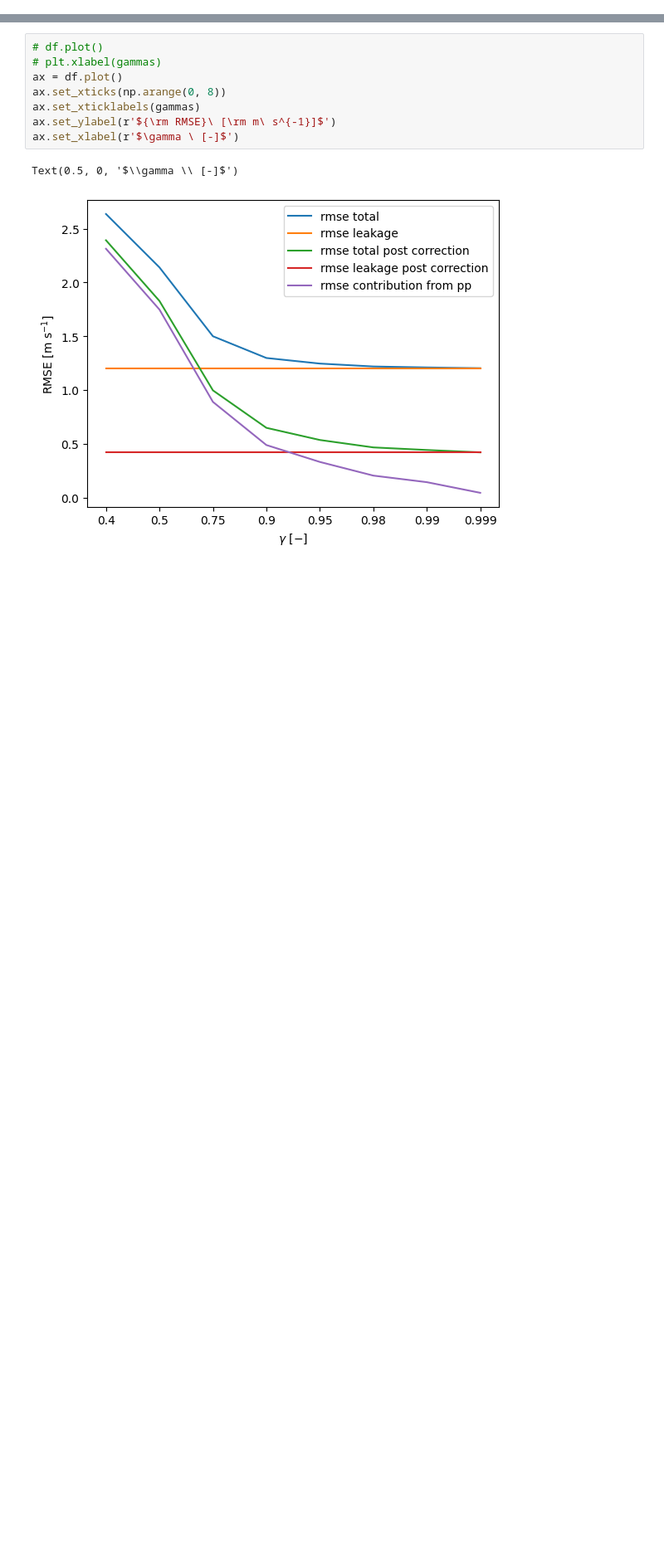
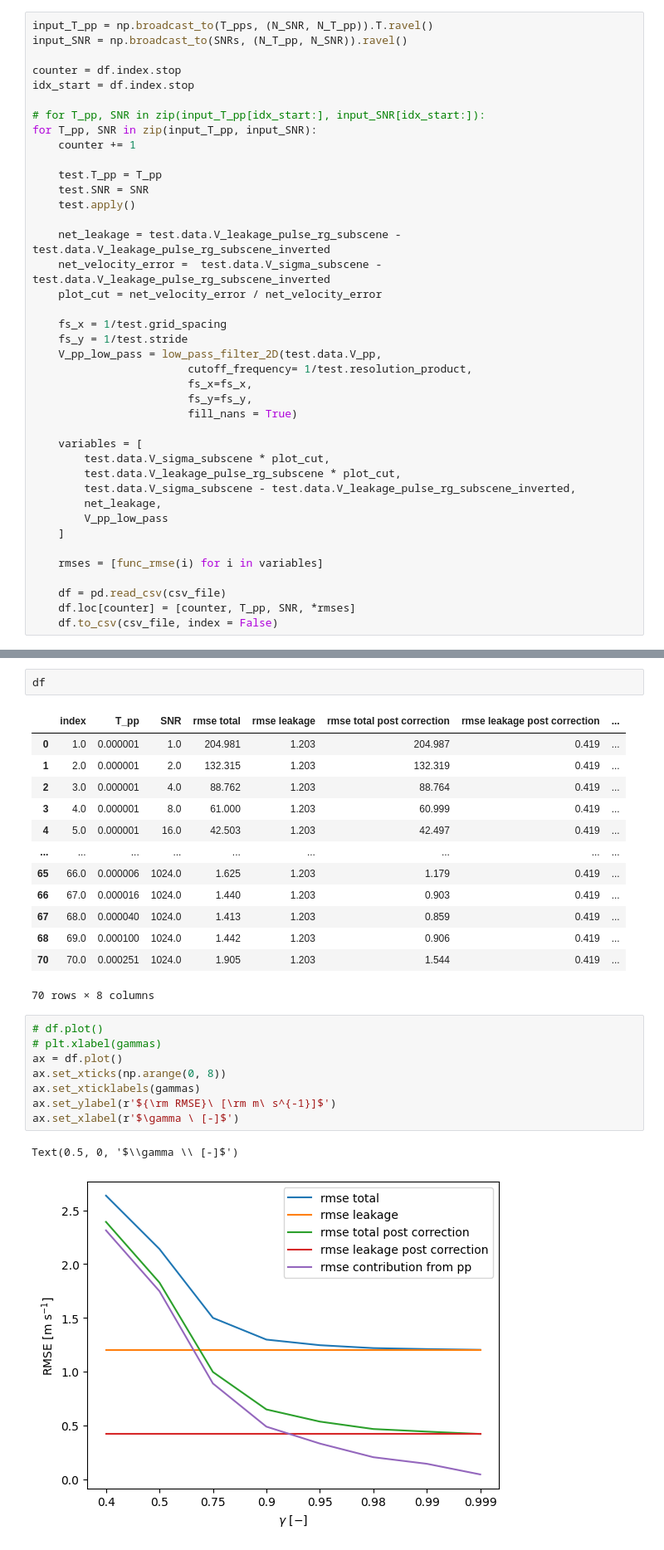
Before and after one commit to owenodriscoll/DopSCA_leakage, a Jupyter notebook: analyses/leakage/analysis_variable_SNR.ipynb, the cells around one changed output, grey strips where cells are left out. Shown at 83% size. Saved outputs shown, nothing was run; the diff lists cells and outputs as text; blank space fills up the shorter version.

```diff
--- a/analyses/leakage/analysis_variable_SNR.ipynb
+++ b/analyses/leakage/analysis_variable_SNR.ipynb
@@ -129,0 +98,40 @@ print (df)
+# %%
+input_T_pp = np.broadcast_to(T_pps, (N_SNR, N_T_pp)).T.ravel()
+input_SNR = np.broadcast_to(SNRs, (N_T_pp, N_SNR)).ravel()
+
+counter = df.index.stop
+idx_start = df.index.stop
+
+# for T_pp, SNR in zip(input_T_pp[idx_start:], input_SNR[idx_start:]):
+for T_pp, SNR in zip(input_T_pp, input_SNR):
+    counter += 1
+
+    test.T_pp = T_pp
+    test.SNR = SNR
+    test.apply()
+
+    net_leakage = test.data.V_leakage_pulse_rg_subscene - test.data.V_leakage_pulse_rg_subscene_inverted
+    net_velocity_error =  test.data.V_sigma_subscene - test.data.V_leakage_pulse_rg_subscene_inverted
+    plot_cut = net_velocity_error / net_velocity_error
+
+    fs_x = 1/test.grid_spacing
+    fs_y = 1/test.stride
+    V_pp_low_pass = low_pass_filter_2D(test.data.V_pp,
+                        cutoff_frequency= 1/test.resolution_product,
+                        fs_x=fs_x,
+                        fs_y=fs_y,
+                        fill_nans = True)
+
+    variables = [
+        test.data.V_sigma_subscene * plot_cut,
+        test.data.V_leakage_pulse_rg_subscene * plot_cut,
+        test.data.V_sigma_subscene - test.data.V_leakage_pulse_rg_subscene_inverted,
+        net_leakage,
+        V_pp_low_pass
+    ]
+
+    rmses = [func_rmse(i) for i in variables]
+
+    df = pd.read_csv(csv_file)
+    df.loc[counter] = [counter, T_pp, SNR, *rmses]
+    df.to_csv(csv_file, index = False)
@@ -130,3 +153,19 @@ print (df)
+# %%
+df
+# %% [output]
+|  | index | T_pp | SNR | rmse total | rmse leakage | rmse total post correction | rmse leakage post correction | ... |
+| 0 | 1.0 | 0.000001 | 1.0 | 204.981 | 1.203 | 204.987 | 0.419 | ... |
+| 1 | 2.0 | 0.000001 | 2.0 | 132.315 | 1.203 | 132.319 | 0.419 | ... |
+| 2 | 3.0 | 0.000001 | 4.0 | 88.762 | 1.203 | 88.764 | 0.419 | ... |
+| 3 | 4.0 | 0.000001 | 8.0 | 61.000 | 1.203 | 60.999 | 0.419 | ... |
+| 4 | 5.0 | 0.000001 | 16.0 | 42.503 | 1.203 | 42.497 | 0.419 | ... |
+| ... | ... | ... | ... | ... | ... | ... | ... | ... |
+| 65 | 66.0 | 0.000006 | 1024.0 | 1.625 | 1.203 | 1.179 | 0.419 | ... |
+| 66 | 67.0 | 0.000016 | 1024.0 | 1.440 | 1.203 | 0.903 | 0.419 | ... |
+| 67 | 68.0 | 0.000040 | 1024.0 | 1.413 | 1.203 | 0.859 | 0.419 | ... |
+| 68 | 69.0 | 0.000100 | 1024.0 | 1.442 | 1.203 | 0.906 | 0.419 | ... |
+| 70 | 70.0 | 0.000251 | 1024.0 | 1.905 | 1.203 | 1.544 | 0.419 | ... |
+70 rows × 8 columns
 # %%
 # df.plot()
 # plt.xlabel(gammas)
```
Also changed, not shown: parts of 6 cells of this notebook, 2 other files.
